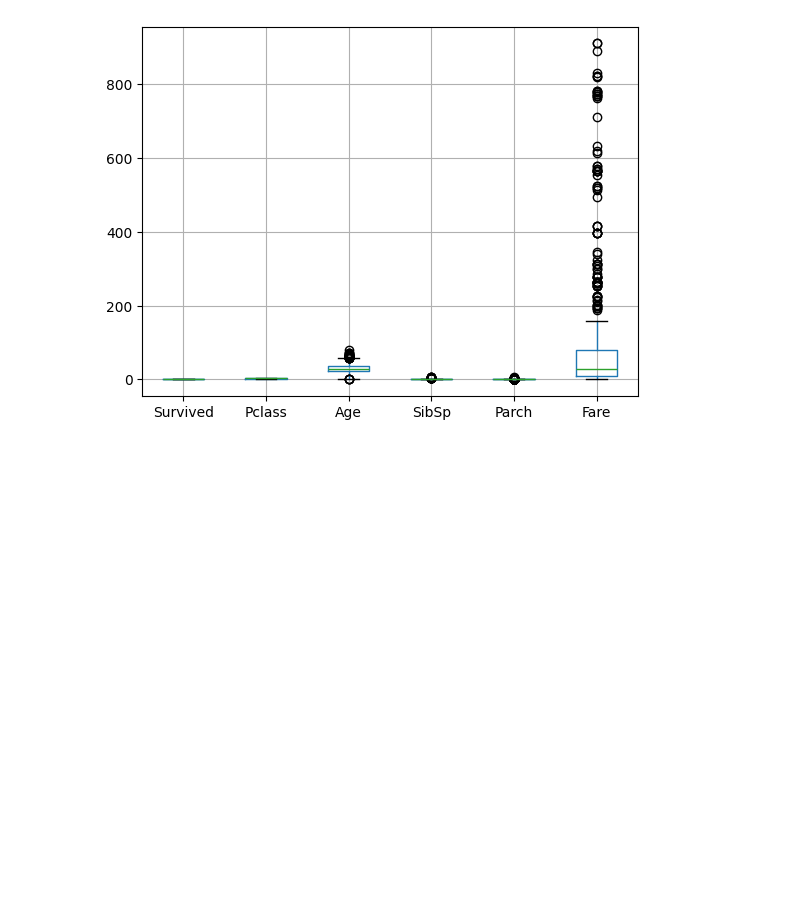
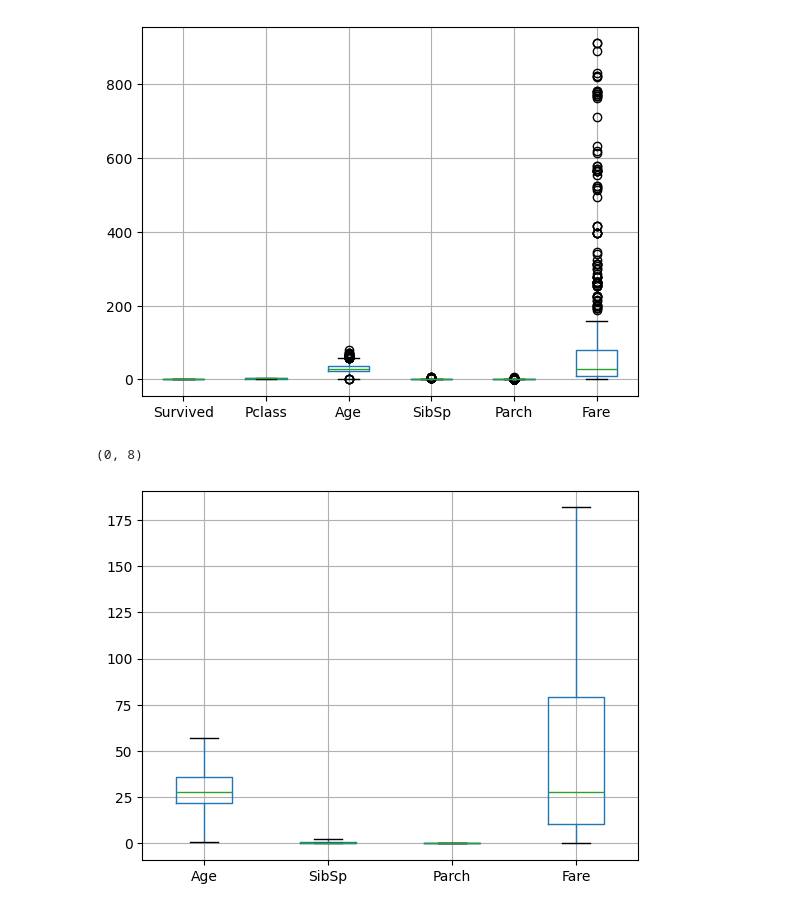
Before and after one commit to Rafluz/Titanic, a Jupyter notebook: praprocesing.ipynb, the cells around one changed output. Cells and saved outputs as stored; diff of their text form; code cells hidden in the pictures; blank space fills up the shorter version.

Commit message:
outlier IQR

```diff
--- a/praprocesing.ipynb
+++ b/praprocesing.ipynb
@@ -228,3 +228,34 @@ dstitanic.boxplot()
 plt.show()
 # %% [output]
 [figure]
+# %%
+# menangani outlier pada kolom 'Age','SibSp','Parch','Ticket','Fare'
+limits = {}  # Dictionary untuk menyimpan batas bawah dan atas outlier
+cols = ['Age', 'SibSp', 'Parch', 'Fare']
+for col in cols:
+    Q1 = dstitanic[col].quantile(0.25)
+    Q3 = dstitanic[col].quantile(0.75)
+    IQR = Q3 - Q1
+    lower = Q1 - 1.5 * IQR
+    upper = Q3 + 1.5 * IQR
+
+    limits[col] = (lower, upper)
+    dstitanic[col] = np.where(
+        dstitanic[col] > upper, upper,
+        np.where(dstitanic[col] < lower, lower, dstitanic[col])
+    )
+# %%
+filteredData = dstitanic[
+    (dstitanic['Fare'] < limits['Fare'][0]) | (dstitanic['Fare'] > limits['Fare'][1]) |
+    (dstitanic['Age'] < limits['Age'][0]) | (dstitanic['Age'] > limits['Age'][1]) |
+    (dstitanic['SibSp'] < limits['SibSp'][0]) | (dstitanic['SibSp'] > limits['SibSp'][1]) |
+    (dstitanic['Parch'] < limits['Parch'][0]) | (dstitanic['Parch'] > limits['Parch'][1])
+]
+filteredData.shape
+# %% [output]
+(0, 8)
+# %%
+dstitanic.boxplot(column=['Age', 'SibSp', 'Parch', 'Fare'])
+plt.show()
+# %% [output]
+[figure, added]
```
